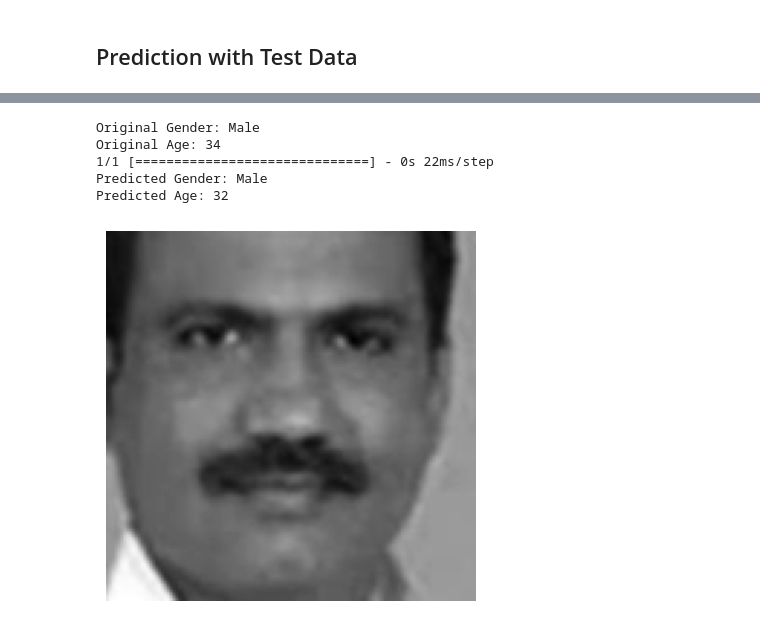
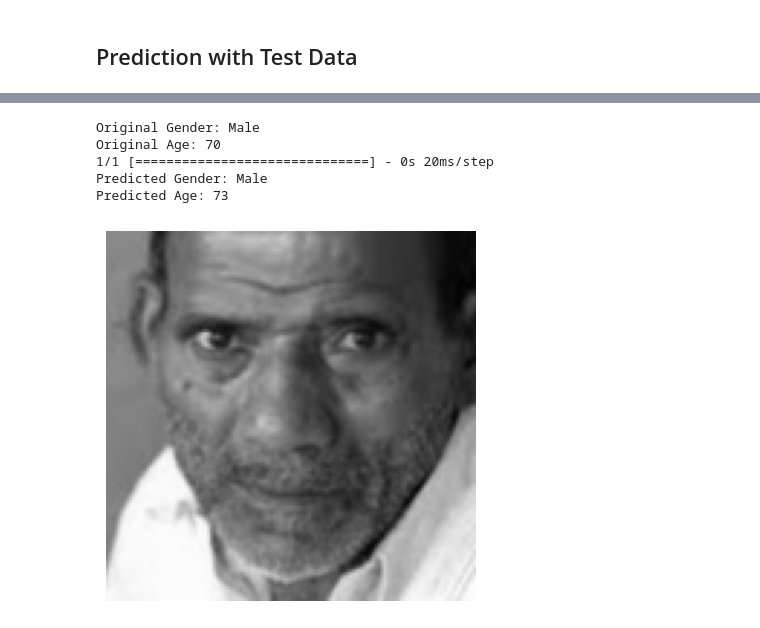
Before and after one commit to ronitttm/Gender-Age-Detection-System, a Jupyter notebook: gender-age-detection.ipynb, the cells around one changed output, grey strips where cells are left out. Drawn from its saved outputs; the diff is of its cells as text; code cells hidden in the pictures.

```diff
--- a/gender-age-detection.ipynb
+++ b/gender-age-detection.ipynb
@@ -273,21 +272,20 @@ Predicted Age: 57
 [figure]
 # %%
-image_index = 9
+image_index = 99
 print("Original Gender:", gender_dict[y_gender[image_index]],"\nOriginal Age:", y_age[image_index])
-# predict from model
 pred = model.predict(X[image_index].reshape(1, 128, 128, 1))
 pred_gender = gender_dict[round(pred[0][0][0])]
 pred_age = round(pred[1][0][0])
 print("Predicted Gender:", pred_gender, "\nPredicted Age:", pred_age)
 plt.axis('off')
 plt.imshow(X[image_index].reshape(128, 128), cmap='gray');
 # %% [output]
 Original Gender: Male
-Original Age: 34
-1/1 [==============================] - 0s 22ms/step
+Original Age: 70
+1/1 [==============================] - 0s 20ms/step
 Predicted Gender: Male
-Predicted Age: 32
+Predicted Age: 73
-[figure, old version]
+[figure, new version]
 # %%
 image_index = 31
 print("Original Gender:", gender_dict[y_gender[image_index]],"\nOriginal Age:", y_age[image_index])
```
Also changed, not shown: parts of 12 cells of this notebook.
